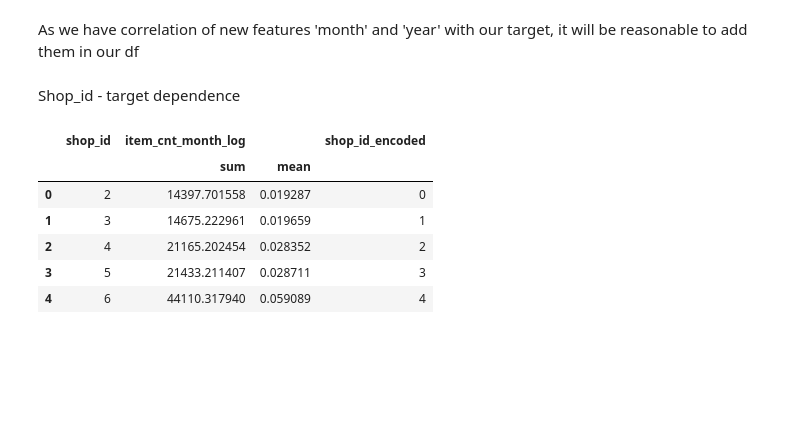
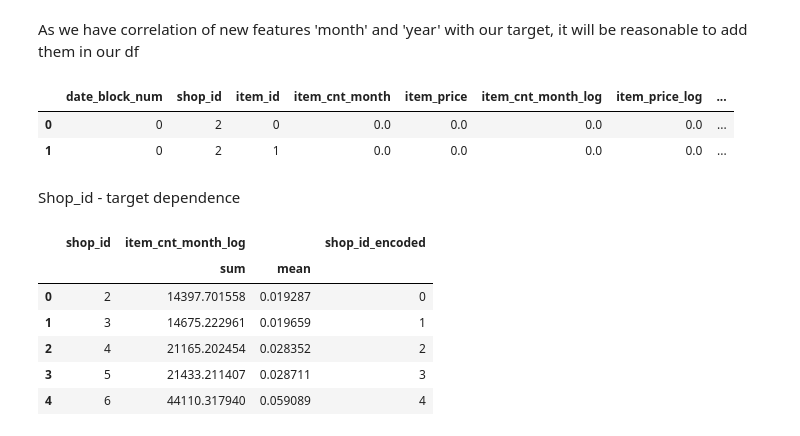
Before and after one commit to YPolina/Trainee, a Jupyter notebook: EDA.ipynb, the cells around one changed output. Saved outputs shown, nothing was run; the diff lists cells and outputs as text; code cells hidden in the pictures; blank space fills up the shorter version.

```diff
--- a/EDA.ipynb
+++ b/EDA.ipynb
@@ -276,6 +276,12 @@ As we have correlation of new features 'month' and 'year' with our target, it wi
 group = group[['date_block_num', 'month', 'year']]
 # %%
 df_train = pd.merge(df_train, group, on = 'date_block_num', how = 'left')
+# %%
+df_train.head(2)
+# %% [output]
+|  | date_block_num | shop_id | item_id | item_cnt_month | item_price | item_cnt_month_log | item_price_log | ... |
+| 0 | 0 | 2 | 0 | 0.0 | 0.0 | 0.0 | 0.0 | ... |
+| 1 | 0 | 2 | 1 | 0.0 | 0.0 | 0.0 | 0.0 | ... |
 # %% [markdown]
 Shop_id - target dependence
 # %%
```
Also changed, not shown: parts of 2 cells of this notebook, 2 other files.
